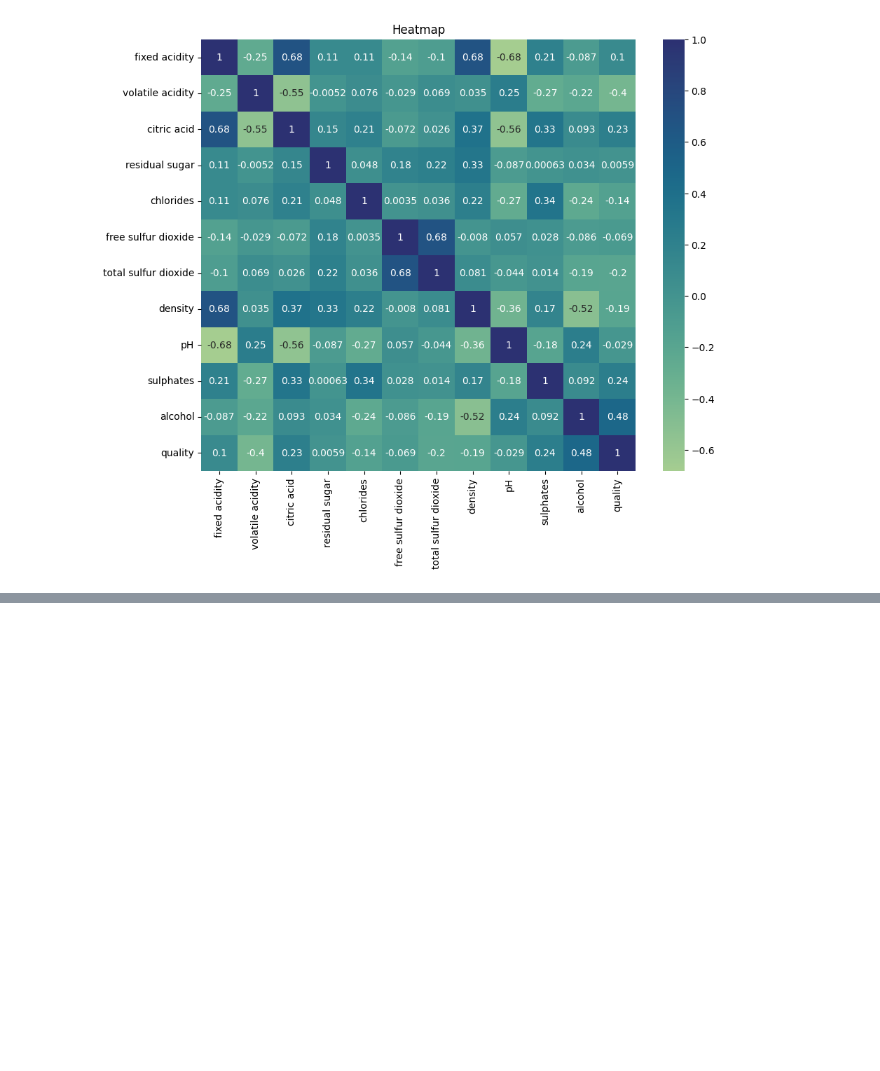
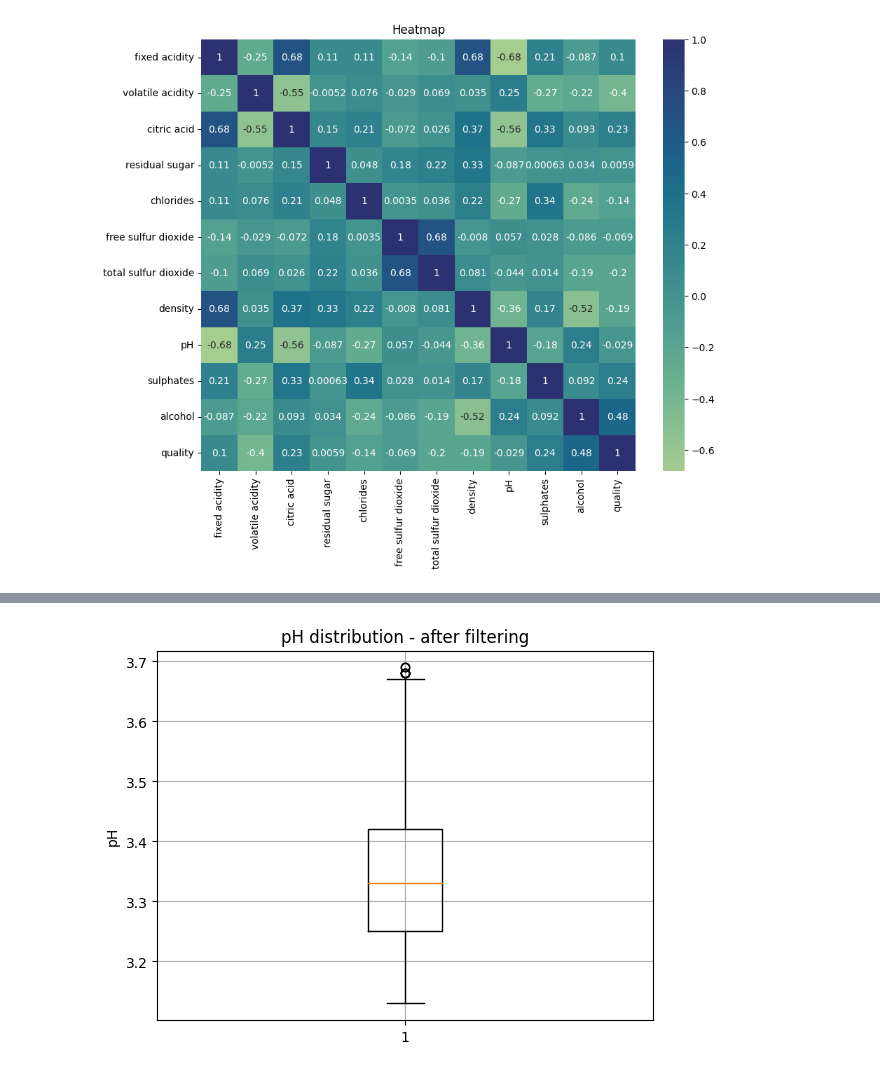
Before and after one commit to jadrzy/Lab-Python-in-Data-Science-, a Jupyter notebook: notebooks/Lab3.ipynb, the cells around one changed output, grey strips where cells are left out. Saved outputs shown, nothing was run; the diff lists cells and outputs as text; code cells hidden in the pictures; blank space fills up the shorter version.

```diff
--- a/notebooks/Lab3.ipynb
+++ b/notebooks/Lab3.ipynb
@@ -45,0 +75,13 @@ plt.show()
+# %%
+q_low = tr_data['pH'].quantile(0.1) # get 1st percentile
+q_hi = tr_data['pH'].quantile(0.99) # get 99th percentile
+data_filtered = tr_data[(tr_data['pH'] < q_hi) & (tr_data['pH'] > q_low)]
+# %%
+pH = data_filtered['pH']
+plt.boxplot(pH)
+plt.title('pH distribution - after filtering')
+plt.ylabel('pH')
+plt.grid()
+plt.show()
+# %% [output]
+[figure, added]
```
Also changed, not shown: parts of 18 cells of this notebook.
